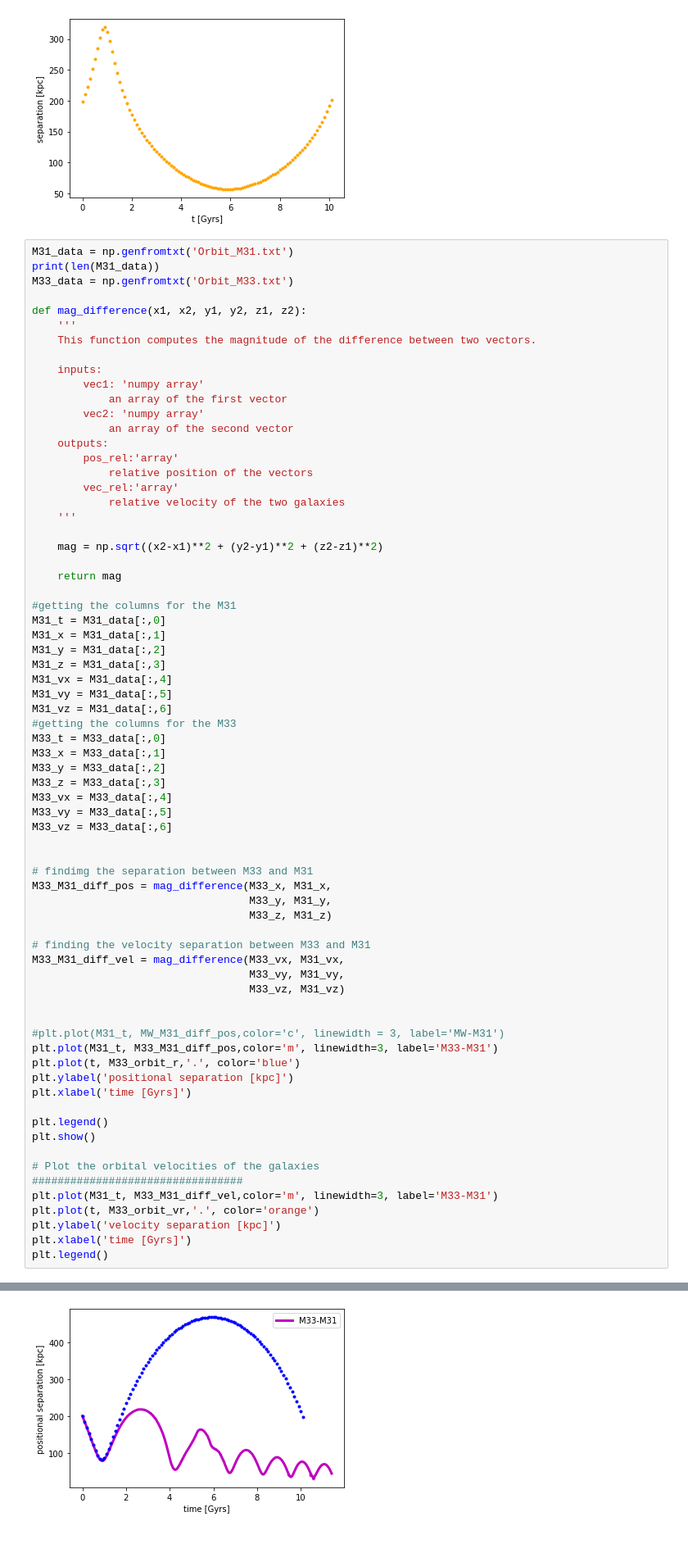
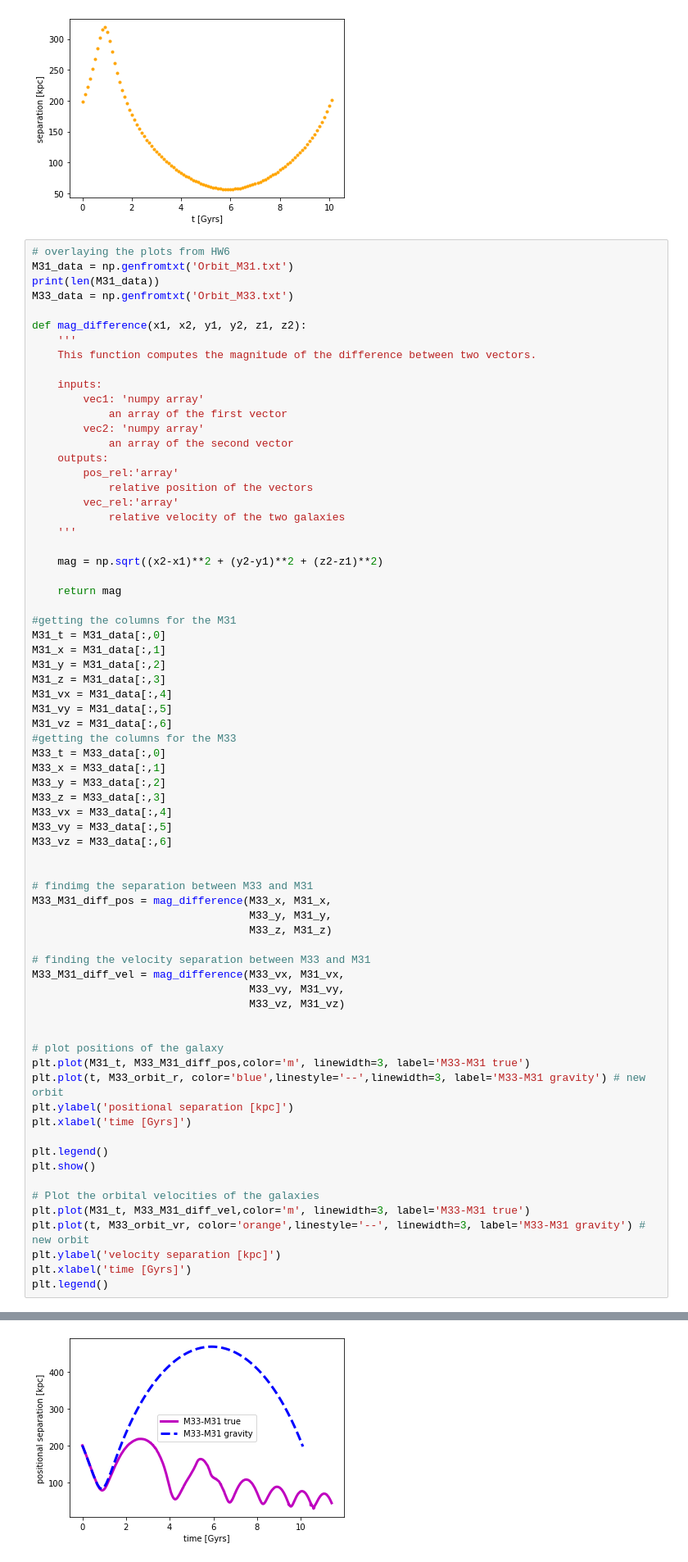
Before and after one commit to mikalambert/400B_2023_Lambert, a Jupyter notebook: Homeworks/Homework7/Homework7_Template.ipynb, the cells around one changed output, grey strips where cells are left out. Shown at 82% size. Saved outputs shown, nothing was run; the diff lists cells and outputs as text.

```diff
--- a/Homeworks/Homework7/Homework7_Template.ipynb
+++ b/Homeworks/Homework7/Homework7_Template.ipynb
@@ -296,6 +340,7 @@ plt.ylabel('separation [kpc]')
 Text(0, 0.5, 'separation [kpc]')
 [figure]
 # %%
+# overlaying the plots from HW6
 M31_data = np.genfromtxt('Orbit_M31.txt')
 print(len(M31_data))
 M33_data = np.genfromtxt('Orbit_M33.txt')
@@ -334,38 +379,37 @@ M33_x = M33_data[:,1]
 M33_y = M33_data[:,2]
 M33_z = M33_data[:,3]
 M33_vx = M33_data[:,4]
 M33_vy = M33_data[:,5]
 M33_vz = M33_data[:,6]
 
 
 # findimg the separation between M33 and M31
 M33_M31_diff_pos = mag_difference(M33_x, M31_x,
                                   M33_y, M31_y,
                                   M33_z, M31_z)
 
 # finding the velocity separation between M33 and M31
 M33_M31_diff_vel = mag_difference(M33_vx, M31_vx,
                                   M33_vy, M31_vy,
                                   M33_vz, M31_vz)
 
 
-#plt.plot(M31_t, MW_M31_diff_pos,color='c', linewidth = 3, label='MW-M31')
-plt.plot(M31_t, M33_M31_diff_pos,color='m', linewidth=3, label='M33-M31')
-plt.plot(t, M33_orbit_r,'.', color='blue')
+# plot positions of the galaxy
+plt.plot(M31_t, M33_M31_diff_pos,color='m', linewidth=3, label='M33-M31 true')
+plt.plot(t, M33_orbit_r, color='blue',linestyle='--',linewidth=3, label='M33-M31 gravity') # new orbit
 plt.ylabel('positional separation [kpc]')
 plt.xlabel('time [Gyrs]')
 
 plt.legend()
 plt.show()
 
 # Plot the orbital velocities of the galaxies
-#################################
-plt.plot(M31_t, M33_M31_diff_vel,color='m', linewidth=3, label='M33-M31')
-plt.plot(t, M33_orbit_vr,'.', color='orange')
+plt.plot(M31_t, M33_M31_diff_vel,color='m', linewidth=3, label='M33-M31 true')
+plt.plot(t, M33_orbit_vr, color='orange',linestyle='--', linewidth=3, label='M33-M31 gravity') # new orbit
 plt.ylabel('velocity separation [kpc]')
 plt.xlabel('time [Gyrs]')
 plt.legend()
 # %% [output]
 800
-[figure, old version]
+[figure, new version]
 <matplotlib.legend.Legend at 0x...>
```
Also changed, not shown: parts of 5 cells of this notebook, 10 other files.
